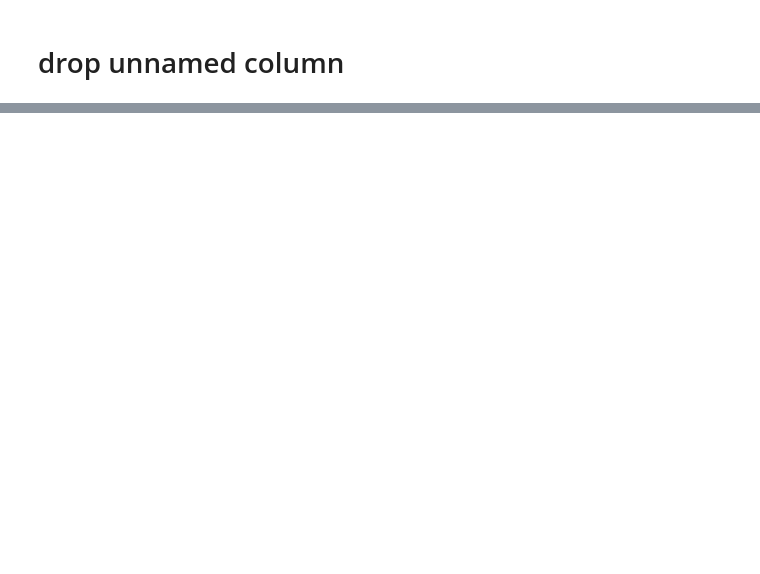
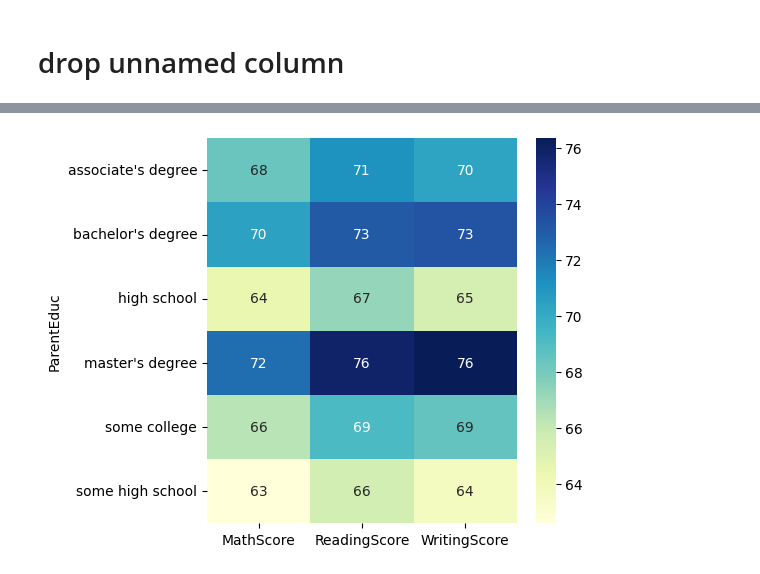
Before and after one commit to Amanmishra03/data-analysis---project, a Jupyter notebook: student marks analysis/analysis.ipynb, the cells around one changed output, grey strips where cells are left out. Cells and saved outputs as stored; diff of their text form; code cells hidden in the pictures; blank space fills up the shorter version.

```diff
--- a/student marks analysis/analysis.ipynb
+++ b/student marks analysis/analysis.ipynb
@@ -89,0 +93,3 @@ KeyError: "['unnamed: 0'] not found in axis"
+# %%
+gb = data.groupby("ParentEduc").agg({"MathScore": "mean","ReadingScore":"mean", "WritingScore":"mean"})
+print(gb)
@@ -89,0 +105,6 @@ KeyError: "['unnamed: 0'] not found in axis"
+# %%
+plt.figure(figsize=(5, 5))
+sns.heatmap(gb,annot=True, cmap="YlGnBu")
+plt.show()
+# %% [output]
+[figure, added]
```
Also changed, not shown: parts of 16 cells of this notebook.
